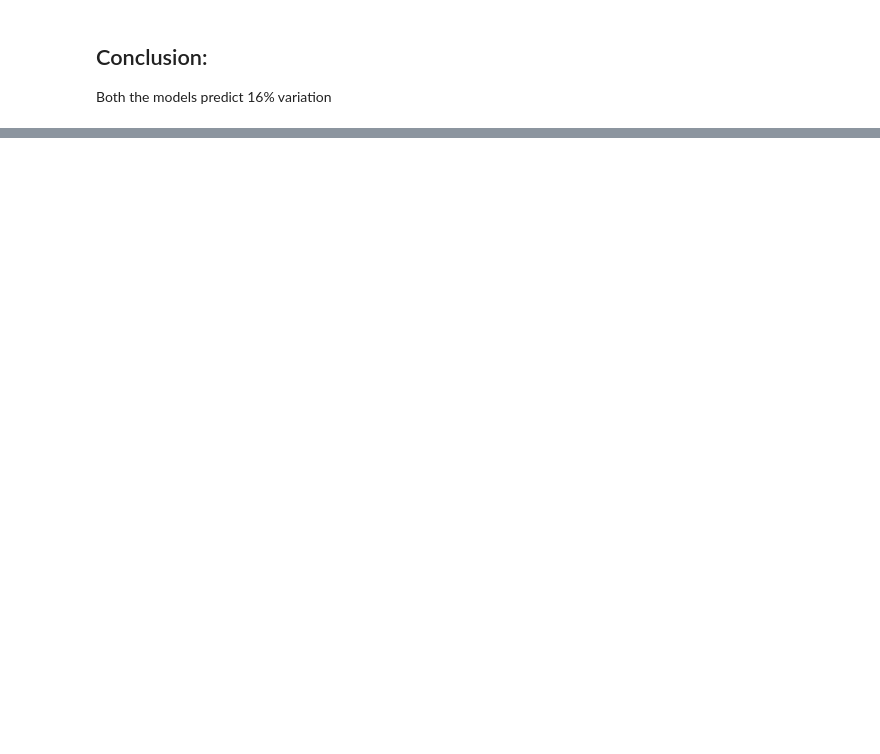
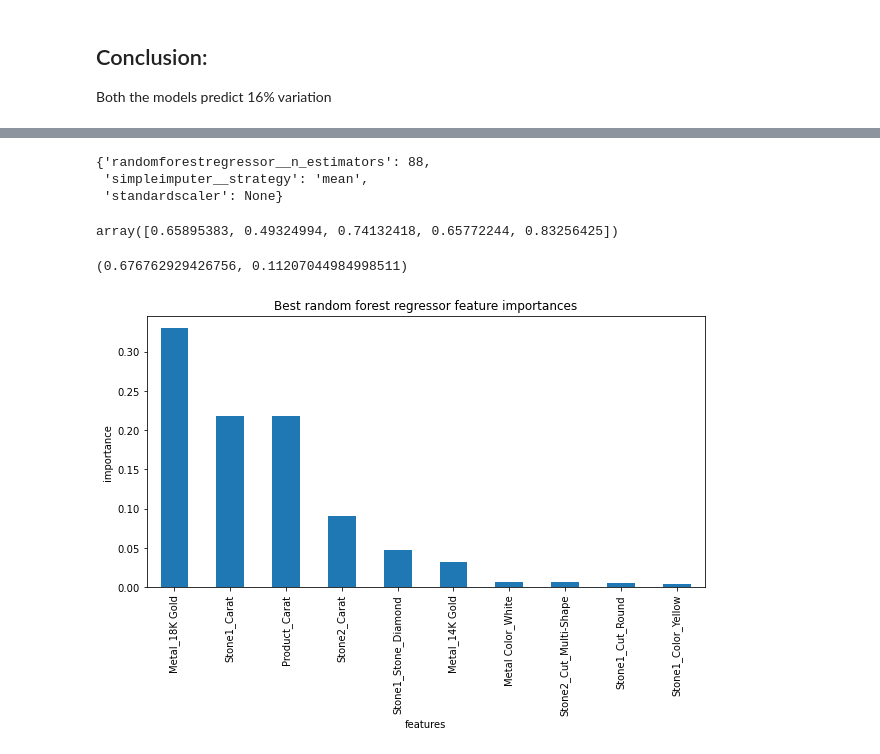
Before and after one commit to rgandhre/SpringBoard, a Jupyter notebook: DataScience_Capstone2/notebooks/Effy_EDA_Rings.ipynb, the cells around one changed output, grey strips where cells are left out. Cells and saved outputs as stored; diff of their text form; code cells hidden in the pictures; blank space fills up the shorter version.

Commit message:
Added Linear Regression, RandomForest logic

```diff
--- a/DataScience_Capstone2/notebooks/Effy_EDA_Rings.ipynb
+++ b/DataScience_Capstone2/notebooks/Effy_EDA_Rings.ipynb
@@ -276,0 +520,11 @@ Both the models predict 16% variation
+# %%
+#Define a pipeline comprising the steps:
+#SimpleImputer() with a strategy of 'median'
+#StandardScaler(),
+#and then RandomForestRegressor() with a random state of 47
+from sklearn.ensemble import RandomForestRegressor
+RF_pipe = make_pipeline(
+    SimpleImputer(strategy='median'),
+    StandardScaler(),
+    RandomForestRegressor(random_state=47)
+)
@@ -276,0 +545,8 @@ Both the models predict 16% variation
+# %%
+n_est = [int(n) for n in np.logspace(start=1, stop=3, num=20)]
+grid_params = {
+        'randomforestregressor__n_estimators': n_est,
+        'standardscaler': [StandardScaler(), None],
+        'simpleimputer__strategy': ['mean', 'median']
+}
+grid_params
@@ -276,0 +571,8 @@ Both the models predict 16% variation
+# %%
+#Call `GridSearchCV` with the random forest pipeline, passing in the above `grid_params`
+#dict for parameters to evaluate, 5-fold cross-validation, and all available CPU cores (if desired)
+rf_grid_cv = GridSearchCV(RF_pipe, param_grid=grid_params, cv=5, n_jobs=-1)
+# %%
+#Now call the `GridSearchCV`'s `fit()` method with `X_train` and `y_train` as arguments
+#to actually start the grid search. This may take a minute or two.
+rf_grid_cv.fit(X_train, y_train)
@@ -276,0 +596,32 @@ Both the models predict 16% variation
+# %%
+#Print the best params (`best_params_` attribute) from the grid search
+rf_grid_cv.best_params_
+# %% [output]
+{'randomforestregressor__n_estimators': 88,
+ 'simpleimputer__strategy': 'mean',
+ 'standardscaler': None}
+# %%
+rf_best_cv_results = cross_validate(rf_grid_cv.best_estimator_, X_train, y_train, cv=5)
+rf_best_scores = rf_best_cv_results['test_score']
+rf_best_scores
+# %% [output]
+array([0.65895383, 0.49324994, 0.74132418, 0.65772244, 0.83256425])
+# %%
+np.mean(rf_best_scores), np.std(rf_best_scores)
+# %% [output]
+(0.676762929426756, 0.11207044984998511)
+# %%
+#Plot a barplot of the random forest's feature importances,
+#assigning the `feature_importances_` attribute of
+#`rf_grid_cv.best_estimator_.named_steps.randomforestregressor` to the name `imps` to then
+#create a pandas Series object of the feature importances, with the index given by the
+#training data column names, sorting the values in descending order
+plt.subplots(figsize=(10, 5))
+imps = rf_grid_cv.best_estimator_.named_steps.randomforestregressor.feature_importances_
+rf_feat_imps = pd.Series(imps, index=X_train.columns).sort_values(ascending=False)
+rf_feat_imps.head(10).plot(kind='bar')
+plt.xlabel('features')
+plt.ylabel('importance')
+plt.title('Best random forest regressor feature importances');
+# %% [output]
+[figure, added]
```
Also changed, not shown: parts of 56 cells of this notebook.
